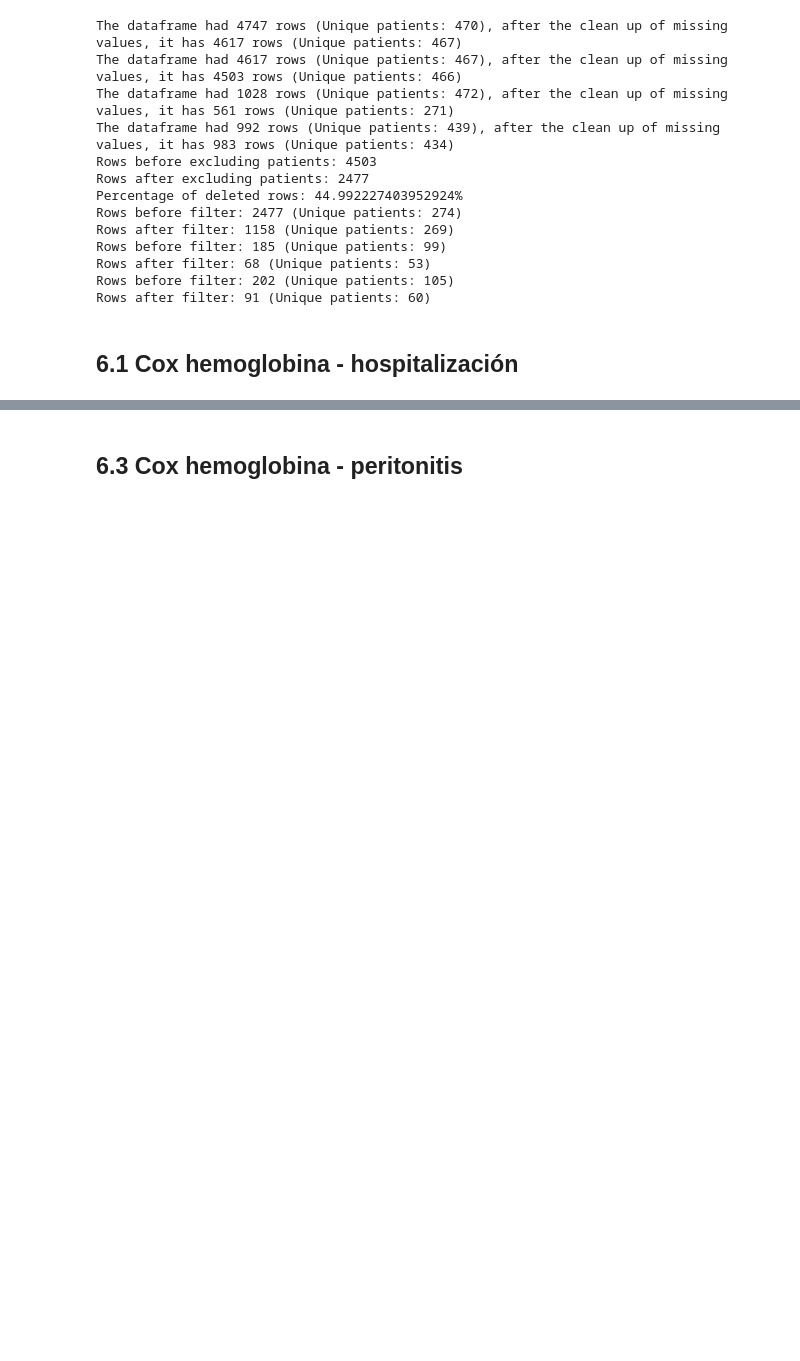
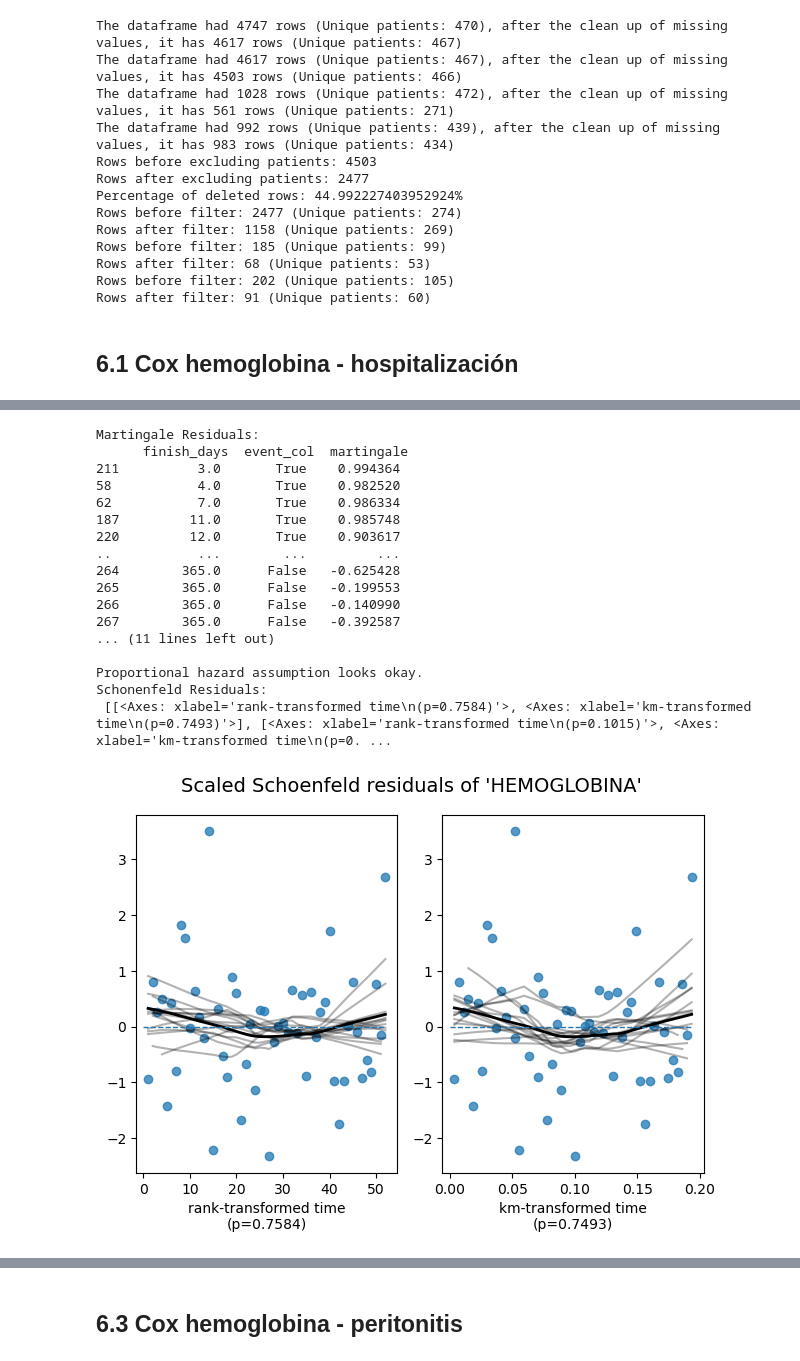
Before and after one commit to KevinNaMo/LevanteDPAnemia, a Jupyter notebook: Anemia_levanteDP.ipynb, the cells around one changed output, grey strips where cells are left out. Cells and saved outputs as stored; diff of their text form; code cells hidden in the pictures; blank space fills up the shorter version.

Commit message:
Added residual cox information to anemia.py

```diff
--- a/Anemia_levanteDP.ipynb
+++ b/Anemia_levanteDP.ipynb
@@ -128,3 +128,24 @@ plt.show()
 | log-likelihood ratio test | 14.83 on 3 df |
 | -log2(p) of ll-ratio test | 8.99 |
 [figure]
+# %%
+a.calculate_residuals(cph, cox_df, martingale=True, schonenfeld=True)
+# %% [output]
+Martingale Residuals:
+      finish_days  event_col  martingale
+211          3.0       True    0.994364
+58           4.0       True    0.982520
+62           7.0       True    0.986334
+187         11.0       True    0.985748
+220         12.0       True    0.903617
+..           ...        ...         ...
+264        365.0      False   -0.625428
+265        365.0      False   -0.199553
+266        365.0      False   -0.140990
+267        365.0      False   -0.392587
+... (11 lines left out)
+
+Proportional hazard assumption looks okay.
+Schonenfeld Residuals:
+ [[<Axes: xlabel='rank-transformed time\n(p=0.7584)'>, <Axes: xlabel='km-transformed time\n(p=0.7493)'>], [<Axes: xlabel='rank-transformed time\n(p=0.1015)'>, <Axes: xlabel='km-transformed time\n(p=0. ...
+[figure, added]
```
Also changed, not shown: parts of 11 cells of this notebook, 1 other file.
